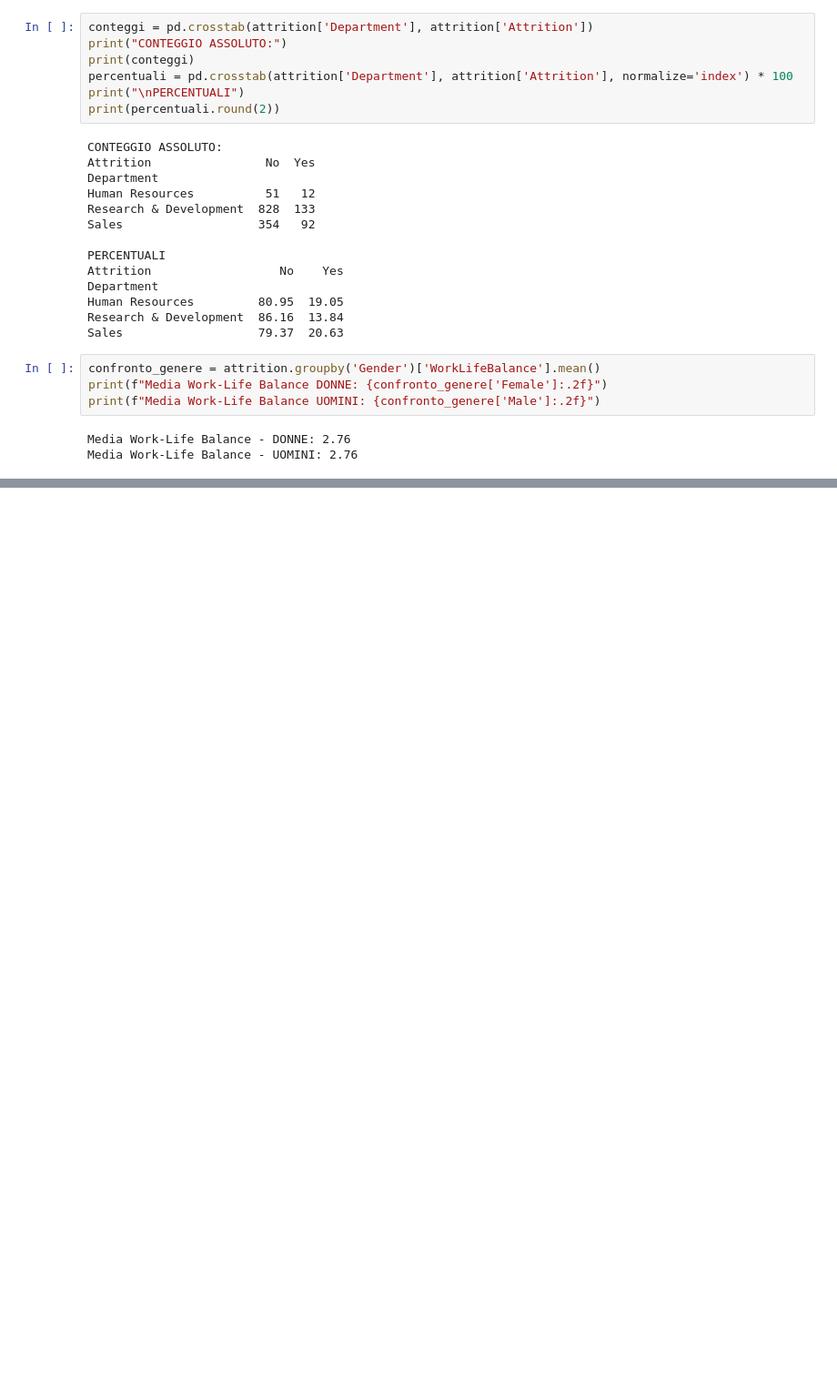
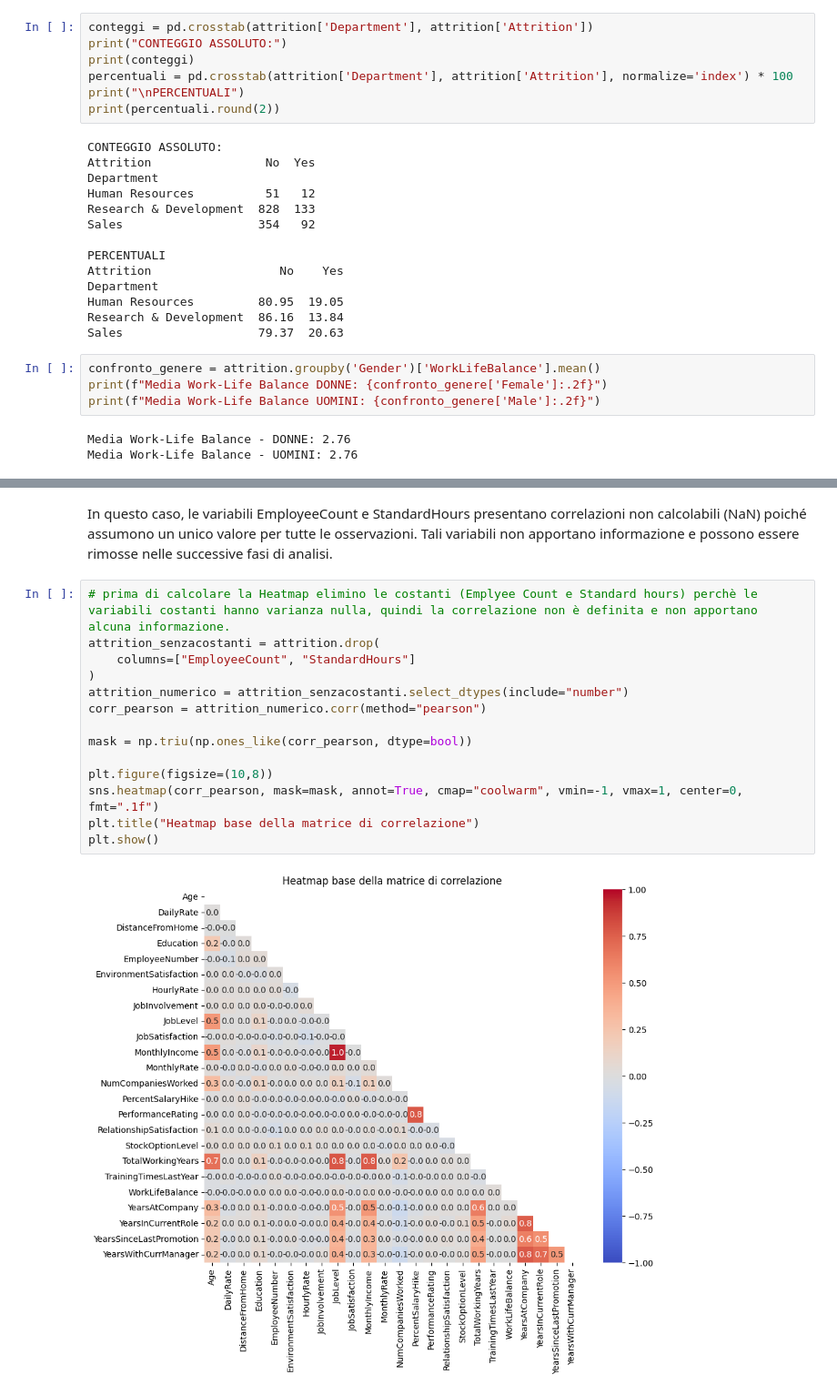
Before and after one commit to margheritamarinelli/Progetto-Data-Science-gruppo-9, a Jupyter notebook: notebook/Progetto_Data_Science_gruppo9.ipynb, the cells around one changed output, grey strips where cells are left out. Shown at 91% size. Cells and saved outputs as stored; diff of their text form; blank space fills up the shorter version.

```diff
--- a/notebook/Progetto_Data_Science_gruppo9.ipynb
+++ b/notebook/Progetto_Data_Science_gruppo9.ipynb
@@ -203,0 +243,18 @@ Media Work-Life Balance - UOMINI: 2.76
+# %% [markdown]
+In questo caso, le variabili EmployeeCount e StandardHours presentano correlazioni non calcolabili (NaN) poiché assumono un unico valore per tutte le osservazioni. Tali variabili non apportano informazione e possono essere rimosse nelle successive fasi di analisi.
+# %%
+# prima di calcolare la Heatmap elimino le costanti (Emplyee Count e Standard hours) perchè le variabili costanti hanno varianza nulla, quindi la correlazione non è definita e non apportano alcuna informazione.
+attrition_senzacostanti = attrition.drop(
+    columns=["EmployeeCount", "StandardHours"]
+)
+attrition_numerico = attrition_senzacostanti.select_dtypes(include="number")
+corr_pearson = attrition_numerico.corr(method="pearson")
+
+mask = np.triu(np.ones_like(corr_pearson, dtype=bool))
+
+plt.figure(figsize=(10,8))
+sns.heatmap(corr_pearson, mask=mask, annot=True, cmap="coolwarm", vmin=-1, vmax=1, center=0, fmt=".1f")
+plt.title("Heatmap base della matrice di correlazione")
+plt.show()
+# %% [output]
+[figure, added]
```
Also changed, not shown: parts of 17 cells of this notebook.
